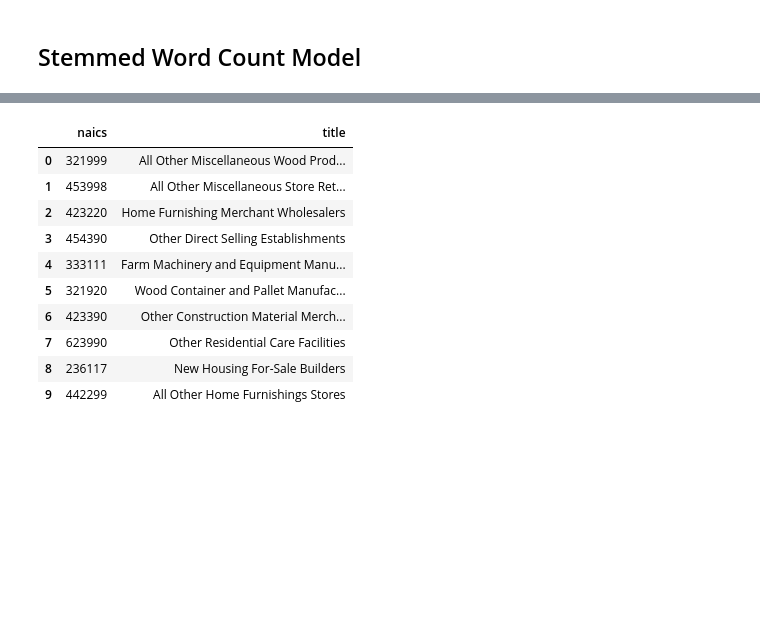
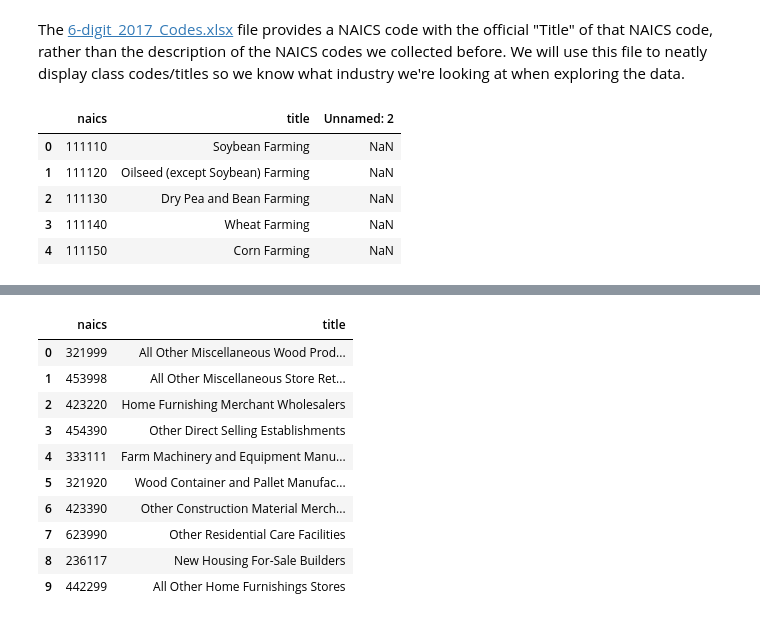
Before and after one commit to holdenmsumich/Capstoneproject, a Jupyter notebook: pt-4-WordCountModel.ipynb, the cells around one changed output, grey strips where cells are left out. Saved outputs shown, nothing was run; the diff lists cells and outputs as text; code cells hidden in the pictures; blank space fills up the shorter version.

```diff
--- a/WordCountModel.ipynb
+++ b/pt-4-WordCountModel.ipynb
@@ -80,8 +86,17 @@ with open(r'assets/inverted_index_stem.json') as f:
 
 with open(r'assets/inverted_index_lem.json') as f:
     inverted_index_lem = json.load(f)
+# %% [markdown]
+The [6-digit_2017_Codes.xlsx](https://www.census.gov/naics/2017NAICS/6-digit_2017_Codes.xlsx) file provides a NAICS code with the official "Title" of that NAICS code, rather than the description of the NAICS codes we collected before. We will use this file to neatly display class codes/titles so we know what industry we're looking at when exploring the data.
 # %%
 naics_titles = pd.read_excel('assets/6-digit_2017_Codes.xlsx')
 naics_titles['naics'] = naics_titles['naics'].astype(str)
-# %% [markdown]
-## Stemmed Word Count Model
+# %%
+naics_titles.head()
+# %% [output]
+|  | naics | title | Unnamed: 2 |
+| 0 | 111110 | Soybean Farming | NaN |
+| 1 | 111120 | Oilseed (except Soybean) Farming | NaN |
+| 2 | 111130 | Dry Pea and Bean Farming | NaN |
+| 3 | 111140 | Wheat Farming | NaN |
+| 4 | 111150 | Corn Farming | NaN |
```
Also changed, not shown: parts of 30 cells of this notebook, 9 other files.
